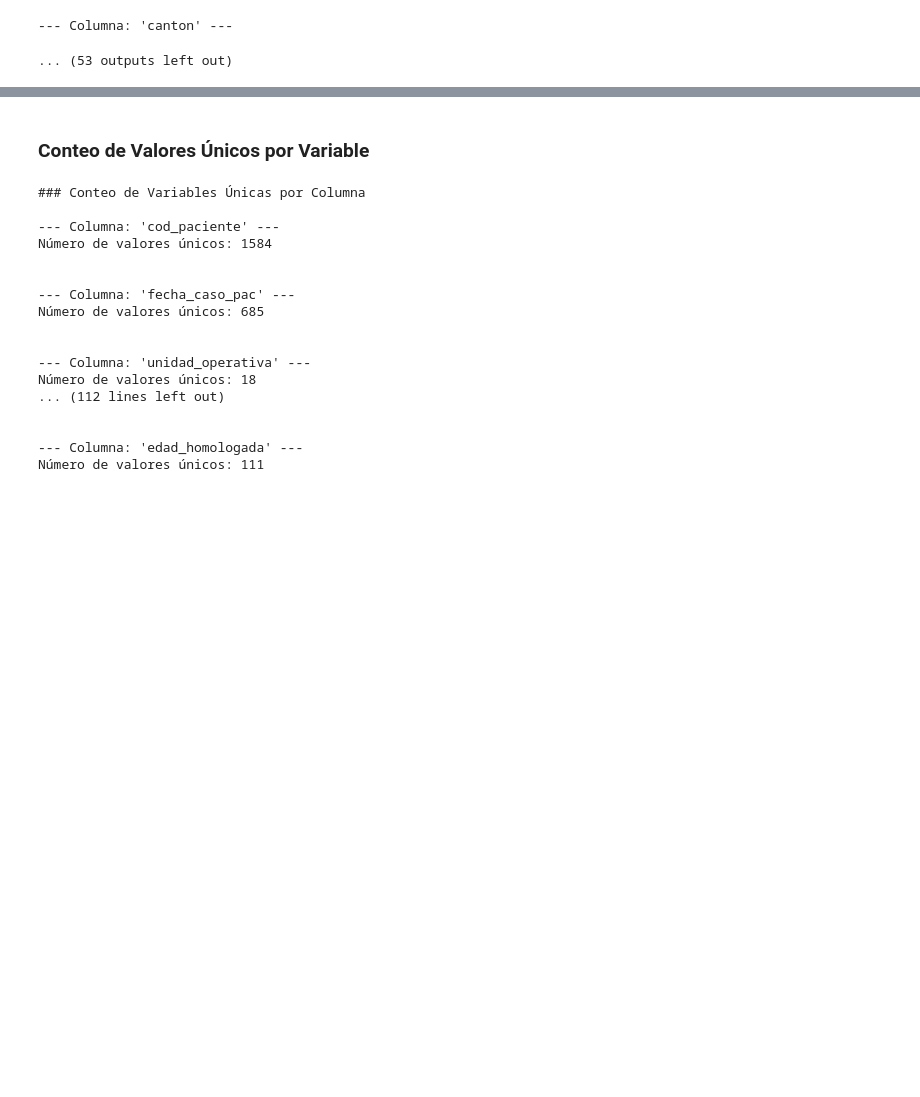
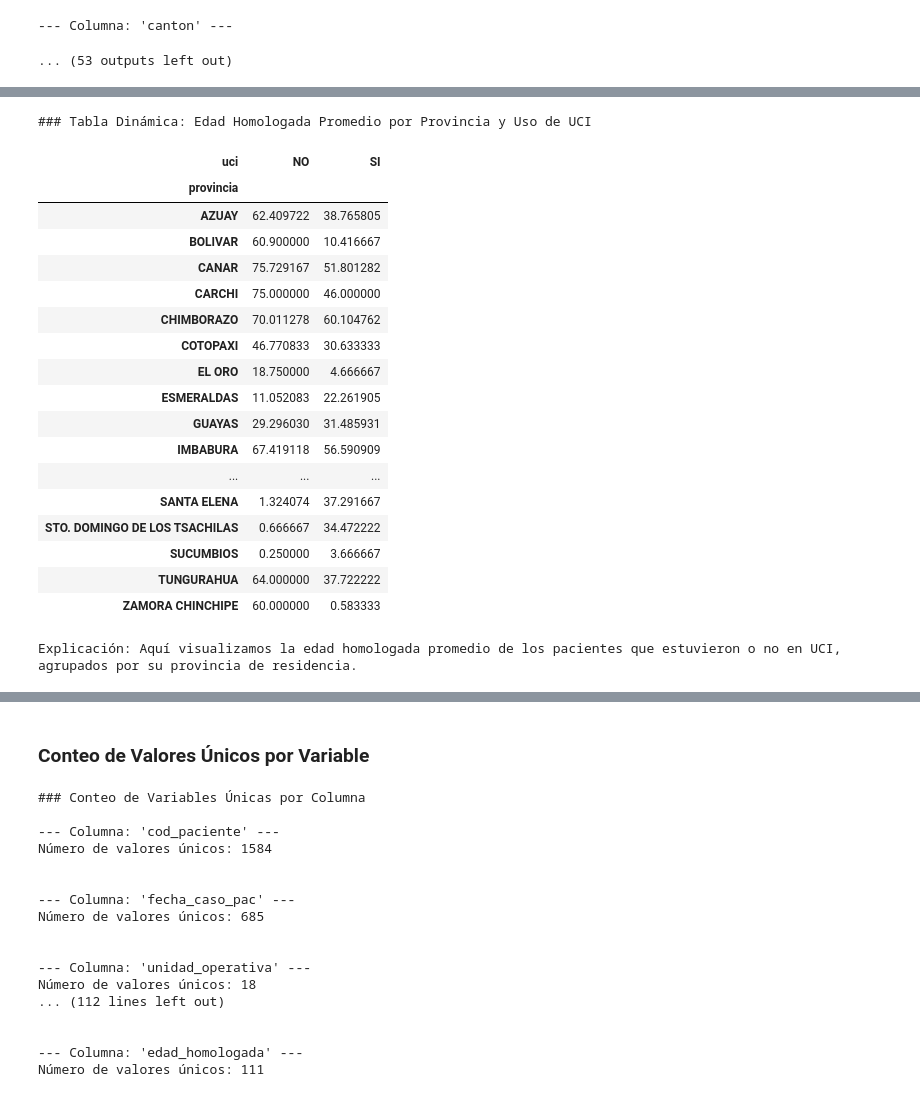
Before and after one commit to monikabenavides/MaestriaUHE, a Jupyter notebook: Actividad1.ipynb, the cells around one changed output, grey strips where cells are left out. Cells and saved outputs as stored; diff of their text form; code cells hidden in the pictures; blank space fills up the shorter version.

```diff
--- a/Actividad1.ipynb
+++ b/Actividad1.ipynb
@@ -407,0 +477,27 @@ for col in categorical_cols:
+# %%
+print('### Tabla Dinámica: Edad Homologada Promedio por Provincia y Uso de UCI')
+pivot_table_edad_provincia_uci = pd.pivot_table(df, values='edad_homologada', index='provincia', columns='uci', aggfunc='mean', fill_value=0)
+display(pivot_table_edad_provincia_uci)
+
+print('\nExplicación: Aquí visualizamos la edad homologada promedio de los pacientes que estuvieron o no en UCI, agrupados por su provincia de residencia.')
+# %% [output]
+### Tabla Dinámica: Edad Homologada Promedio por Provincia y Uso de UCI
+| uci | NO | SI |
+| provincia |  |  |
+| AZUAY | 62.409722 | 38.765805 |
+| BOLIVAR | 60.900000 | 10.416667 |
+| CANAR | 75.729167 | 51.801282 |
+| CARCHI | 75.000000 | 46.000000 |
+| CHIMBORAZO | 70.011278 | 60.104762 |
+| COTOPAXI | 46.770833 | 30.633333 |
+| EL ORO | 18.750000 | 4.666667 |
+| ESMERALDAS | 11.052083 | 22.261905 |
+| GUAYAS | 29.296030 | 31.485931 |
+| IMBABURA | 67.419118 | 56.590909 |
+| ... | ... | ... |
+| SANTA ELENA | 1.324074 | 37.291667 |
+| STO. DOMINGO DE LOS TSACHILAS | 0.666667 | 34.472222 |
+| SUCUMBIOS | 0.250000 | 3.666667 |
+| TUNGURAHUA | 64.000000 | 37.722222 |
+| ZAMORA CHINCHIPE | 60.000000 | 0.583333 |
+Explicación: Aquí visualizamos la edad homologada promedio de los pacientes que estuvieron o no en UCI, agrupados por su provincia de residencia.
```
Also changed, not shown: parts of 27 cells of this notebook.
